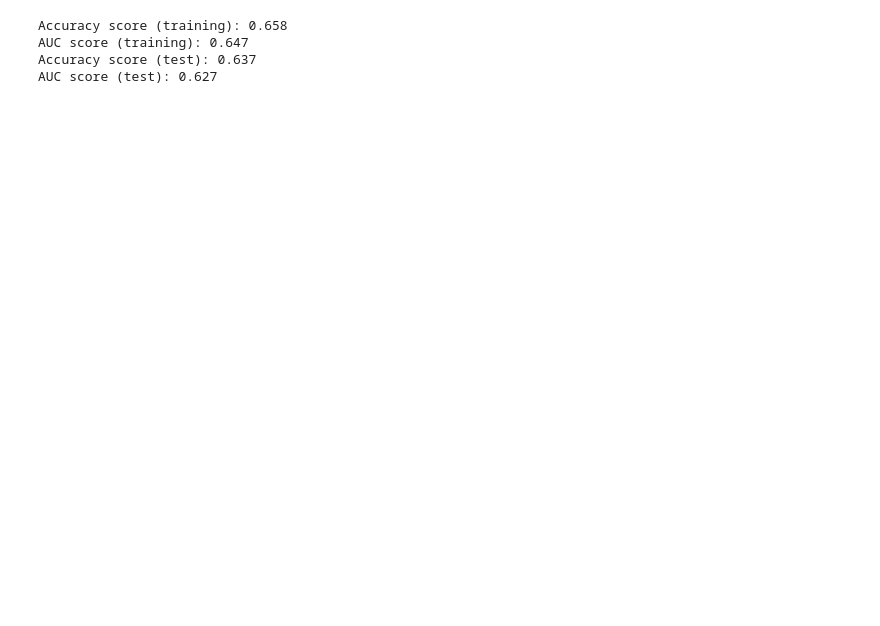
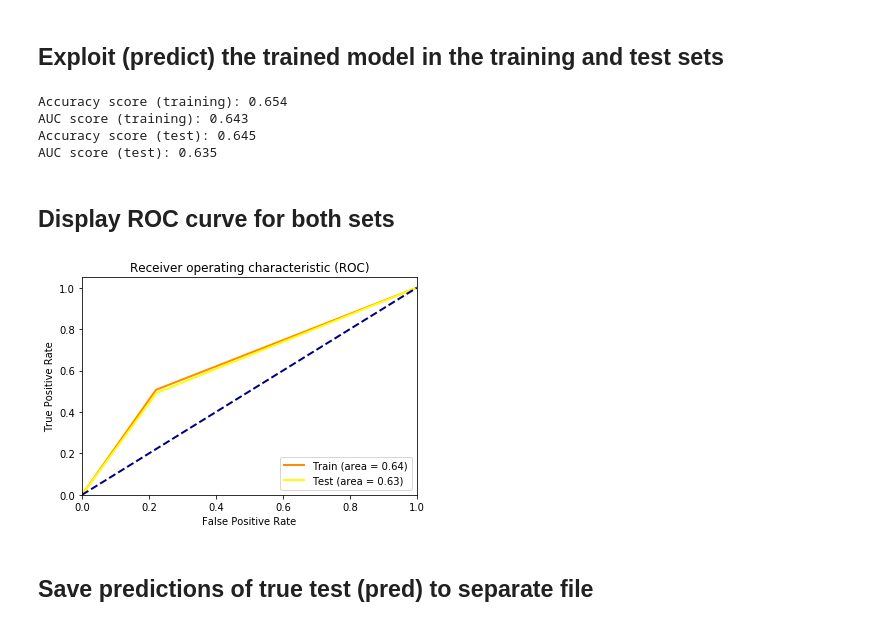
Before and after one commit to antortjim/test_datrik, a Jupyter notebook: models.ipynb, the cells around one changed output. Saved outputs shown, nothing was run; the diff lists cells and outputs as text; code cells hidden in the pictures; blank space fills up the shorter version.

```diff
--- a/models.ipynb
+++ b/models.ipynb
@@ -100,7 +146,7 @@ plt.show()
 # %%
-learning_rates = [0.05, 0.1, 0.5, 1]
-
-gb = GradientBoostingClassifier(random_state = 0)
-param_grid = dict(n_estimators = [10,50,100], learning_rate = learning_rates, max_features=[1,5,10], max_depth = [1,5,10])
-clf = GridSearchCV(estimator=gb, param_grid=param_grid, cv=5, verbose=True,n_jobs=2)
-clf.fit(X_train_scaled, y_train.values.reshape((-1,)))
+gb = GradientBoostingClassifier(random_state = 0, subsample = 0.9, n_estimators=500)
+param_grid = dict(
+    learning_rate = [0.05, 0.1, 0.3],
+    max_features=[1,5,10],
+    max_leaf_nodes = [2,3,4])
+gb_cv = GridSearchCV(estimator=gb, param_grid=param_grid, cv=5, verbose=True,n_jobs=2)
@@ -114,0 +153,2 @@ NameError: name 'cf' is not defined
+# %%
+gb_cv.fit(X_train_scaled, y_train.values.reshape((-1,)))
@@ -115,15 +184,32 @@ NameError: name 'cf' is not defined
+# %% [markdown]
+## Exploit (predict) the trained model in the training and test sets
 # %%
-y_predict=np.round(clf.predict(X_train_scaled))
-print("Accuracy score (training): {0:.3f}".format(accuracy_score(y_train, y_predict, normalize=True, sample_weight=None)))
-print("AUC score (training): {0:.3f}".format(roc_auc_score(y_train, y_predict)))
-y_predict=np.round(clf.predict(X_test_scaled))
-print("Accuracy score (test): {0:.3f}".format(accuracy_score(y_test, y_predict, normalize=True, sample_weight=None)))
-print("AUC score (test): {0:.3f}".format(roc_auc_score(y_test, y_predict)))
+y_predict_train = gb_cv.predict_proba(X_train_scaled)[:,1]
+y_predict_train_bin = np.round(y_predict_train)
+print("Accuracy score (training): {0:.3f}".format(
+        accuracy_score(y_train, y_predict_train_bin, normalize=True, sample_weight=None)
+    ))
+print("AUC score (training): {0:.3f}".format(roc_auc_score(y_train, y_predict_train_bin)))
+
+y_predict_test = gb_cv.predict_proba(X_test_scaled)[:,1]
+y_predict_test_bin = np.round(y_predict_test)
+print("Accuracy score (test): {0:.3f}".format(
+        accuracy_score(y_test, y_predict_test_bin, normalize=True, sample_weight=None)
+    ))
+print("AUC score (test): {0:.3f}".format(roc_auc_score(y_test, y_predict_test_bin)))
 # print("Learning rate: ", learning_rate)
 # print("Accuracy score (training): {0:.3f}".format(gb.score(X_train_scaled, y_train)))
 # print("Accuracy score (validation): {0:.3f}".format(gb.score(X_test_scaled, y_test)))
 # %% [output]
-Accuracy score (training): 0.658
-AUC score (training): 0.647
-Accuracy score (test): 0.637
-AUC score (test): 0.627
+Accuracy score (training): 0.654
+AUC score (training): 0.643
+Accuracy score (test): 0.645
+AUC score (test): 0.635
+# %% [markdown]
+## Display ROC curve for both sets
+# %%
+plot_roc(y_train, y_predict_train_bin, y_test, y_predict_test_bin)
+# %% [output]
+[figure, added]
+# %% [markdown]
+## Save predictions of true test (pred) to separate file
```
Also changed, not shown: parts of 41 cells of this notebook, 40 other files.
